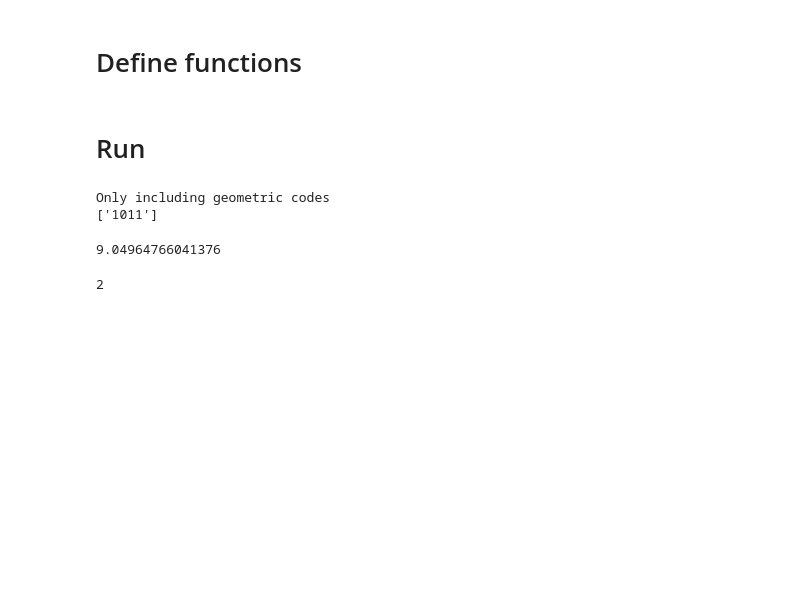
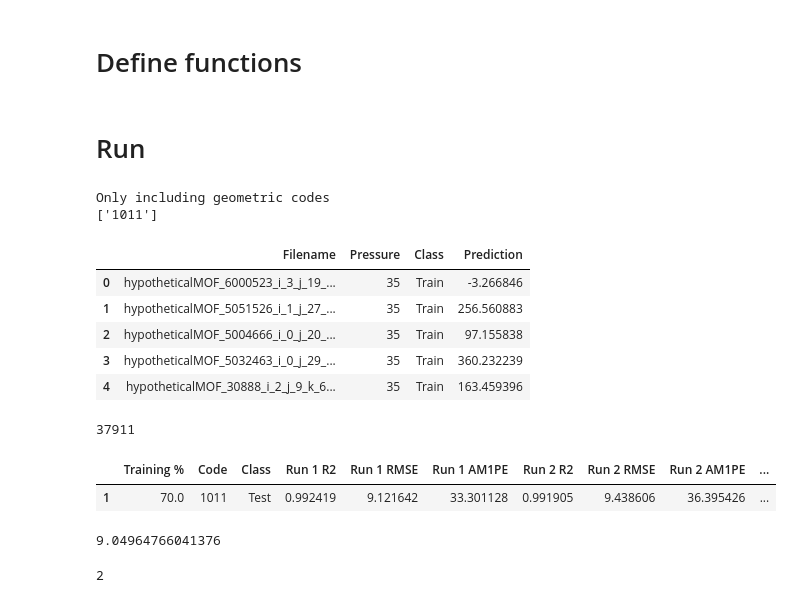
Before and after one commit to rishigurnani/hMOFs-Snurr, a Jupyter notebook: plot_results.ipynb, the cells around one changed output. Cells and saved outputs as stored; diff of their text form; code cells hidden in the pictures; blank space fills up the shorter version.

```diff
--- a/plot_results.ipynb
+++ b/plot_results.ipynb
@@ -311,9 +311,29 @@ Only including geometric codes
 ['1011']
 # %%
 results_df.to_csv('%s%s.csv' %( results_dir,ru.add_timestamp('results_df_') ))
+# %%
+df=ru.pd_load('/data/rgur/efrc/paper_data/benchmark/si_ls_geo/results_grav_code_1011_train_70_seed_20_02_45PM_on_May_07_2020.csv')
+# %%
+df.head()
+# %% [output]
+|  | Filename | Pressure | Class | Prediction |
+| 0 | hypotheticalMOF_6000523_i_3_j_19_... | 35 | Train | -3.266846 |
+| 1 | hypotheticalMOF_5051526_i_1_j_27_... | 35 | Train | 256.560883 |
+| 2 | hypotheticalMOF_5004666_i_0_j_20_... | 35 | Train | 97.155838 |
+| 3 | hypotheticalMOF_5032463_i_0_j_29_... | 35 | Train | 360.232239 |
+| 4 | hypotheticalMOF_30888_i_2_j_9_k_6... | 35 | Train | 163.459396 |
+# %%
+len(df[df['Class']=='Test'])
+# %% [output]
+37911
 # %%
 test = results_df[(results_df['Class']=='Test') & (results_df['Training %']==70.0)]
 #test = results_df[results_df['Class']=='Test']
+# %%
+test
+# %% [output]
+|  | Training % | Code | Class | Run 1 R2 | Run 1 RMSE | Run 1 AM1PE | Run 2 R2 | Run 2 RMSE | Run 2 AM1PE | ... |
+| 1 | 70.0 | 1011 | Test | 0.992419 | 9.121642 | 33.301128 | 0.991905 | 9.438606 | 36.395426 | ... |
 # %%
 np.min(test[['Run 1 RMSE', 'Run 2 RMSE', 'Run 3 RMSE', 'Run 4 RMSE', 'Run 5 RMSE']].to_numpy())
 # %% [output]
```
Also changed, not shown: 11 other files.
